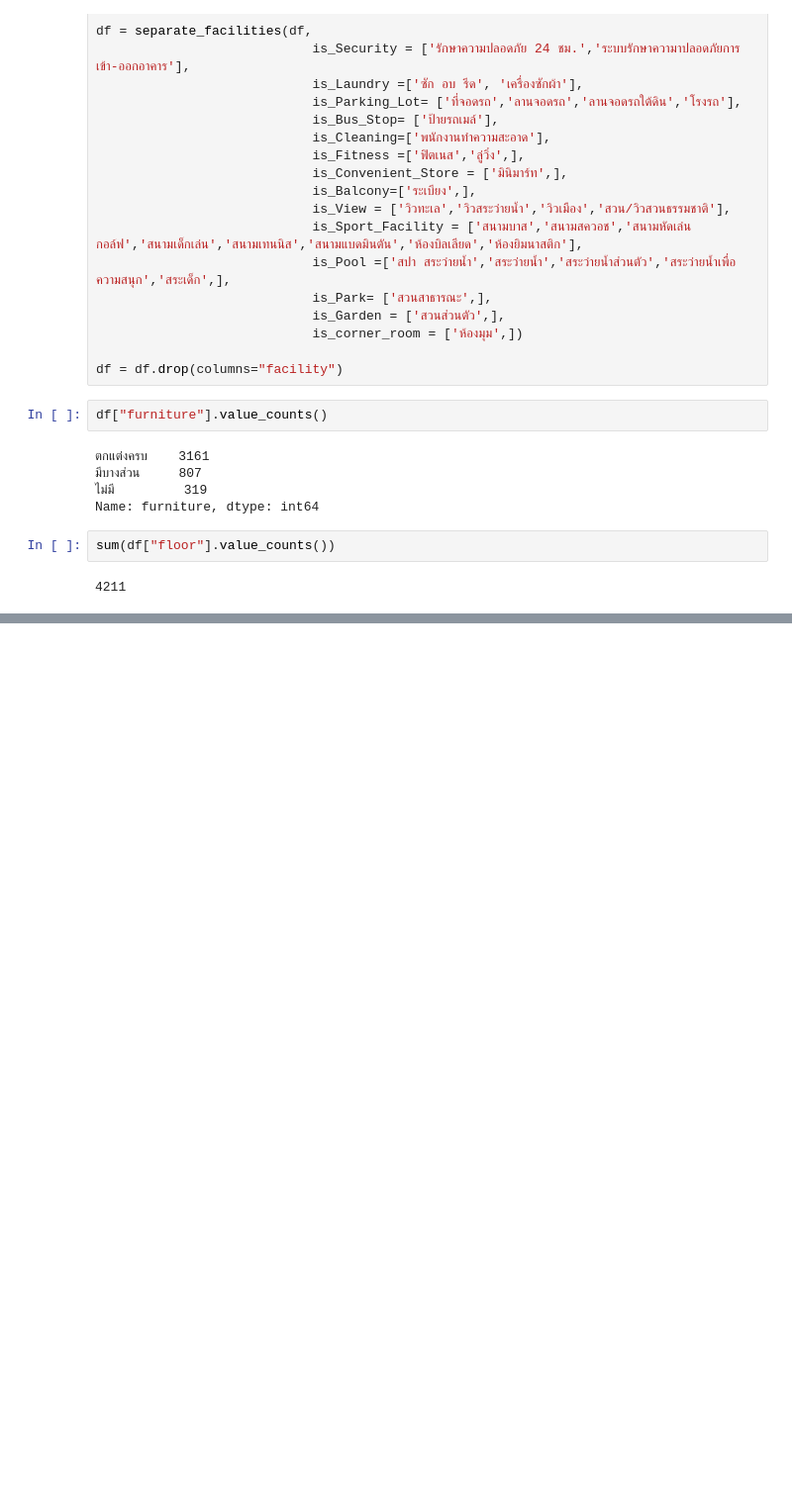
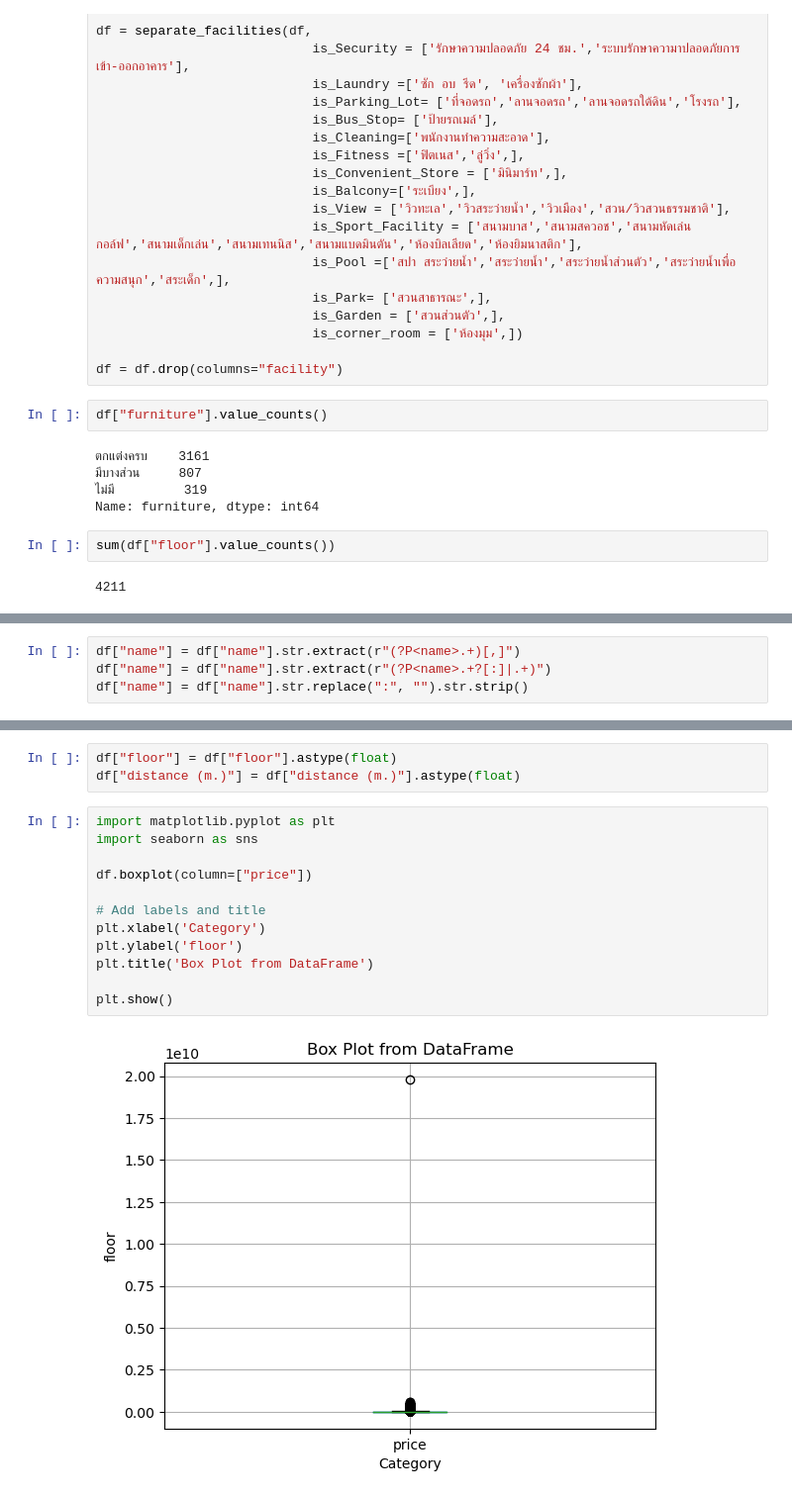
Before and after one commit to Comrade26/Condo_project, a Jupyter notebook: new_test/test.ipynb, the cells around one changed output, grey strips where cells are left out. Shown at 99% size. Saved outputs shown, nothing was run; the diff lists cells and outputs as text; blank space fills up the shorter version.

```diff
--- a/new_test/test.ipynb
+++ b/new_test/test.ipynb
@@ -114,0 +132,4 @@ df.head()
+# %%
+df["name"] = df["name"].str.extract(r"(?P<name>.+)[,]")
+df["name"] = df["name"].str.extract(r"(?P<name>.+?[:]|.+)")
+df["name"] = df["name"].str.replace(":", "").str.strip()
@@ -114,0 +152,17 @@ df.head()
+# %%
+df["floor"] = df["floor"].astype(float)
+df["distance (m.)"] = df["distance (m.)"].astype(float)
+# %%
+import matplotlib.pyplot as plt
+import seaborn as sns
+
+df.boxplot(column=["price"])
+
+# Add labels and title
+plt.xlabel('Category')
+plt.ylabel('floor')
+plt.title('Box Plot from DataFrame')
+
+plt.show()
+# %% [output]
+[figure, added]
```
Also changed, not shown: parts of 6 cells of this notebook, 1 other file.
